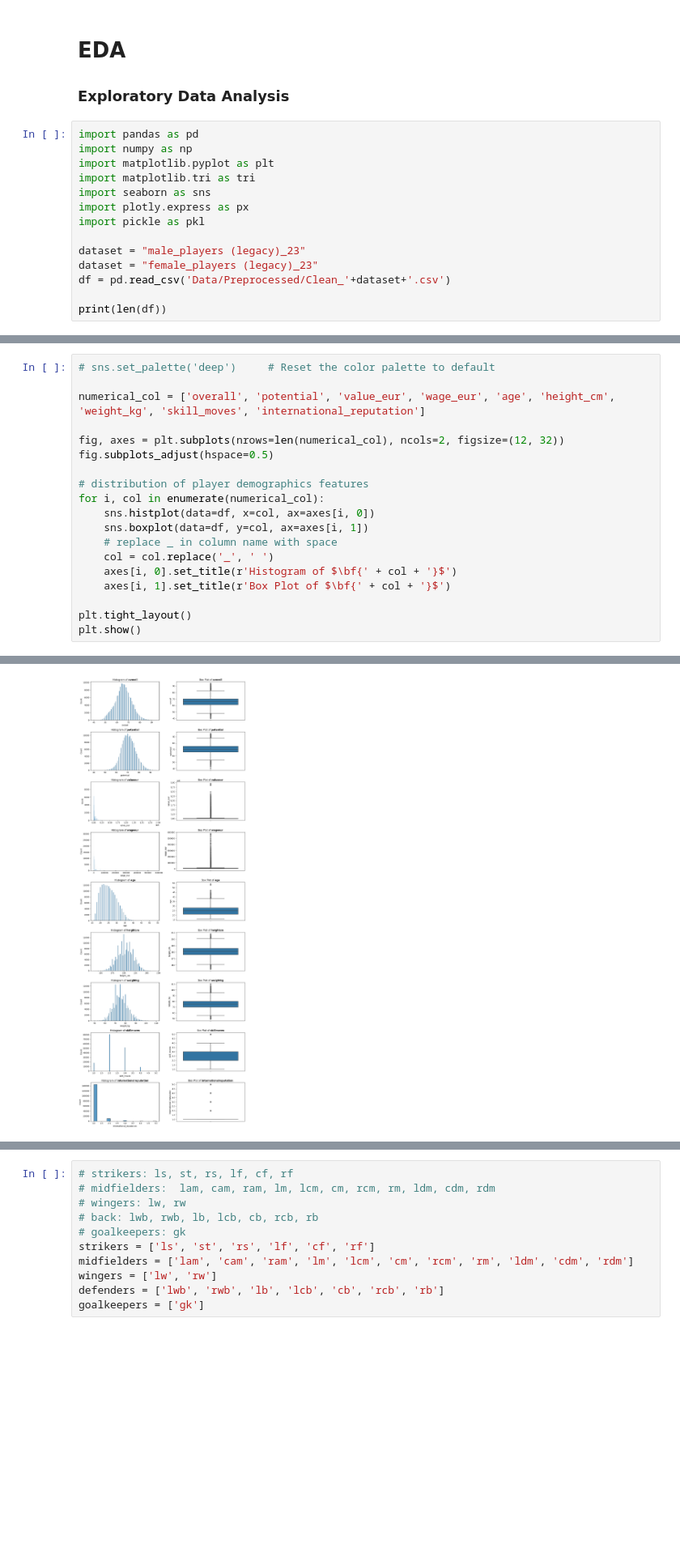
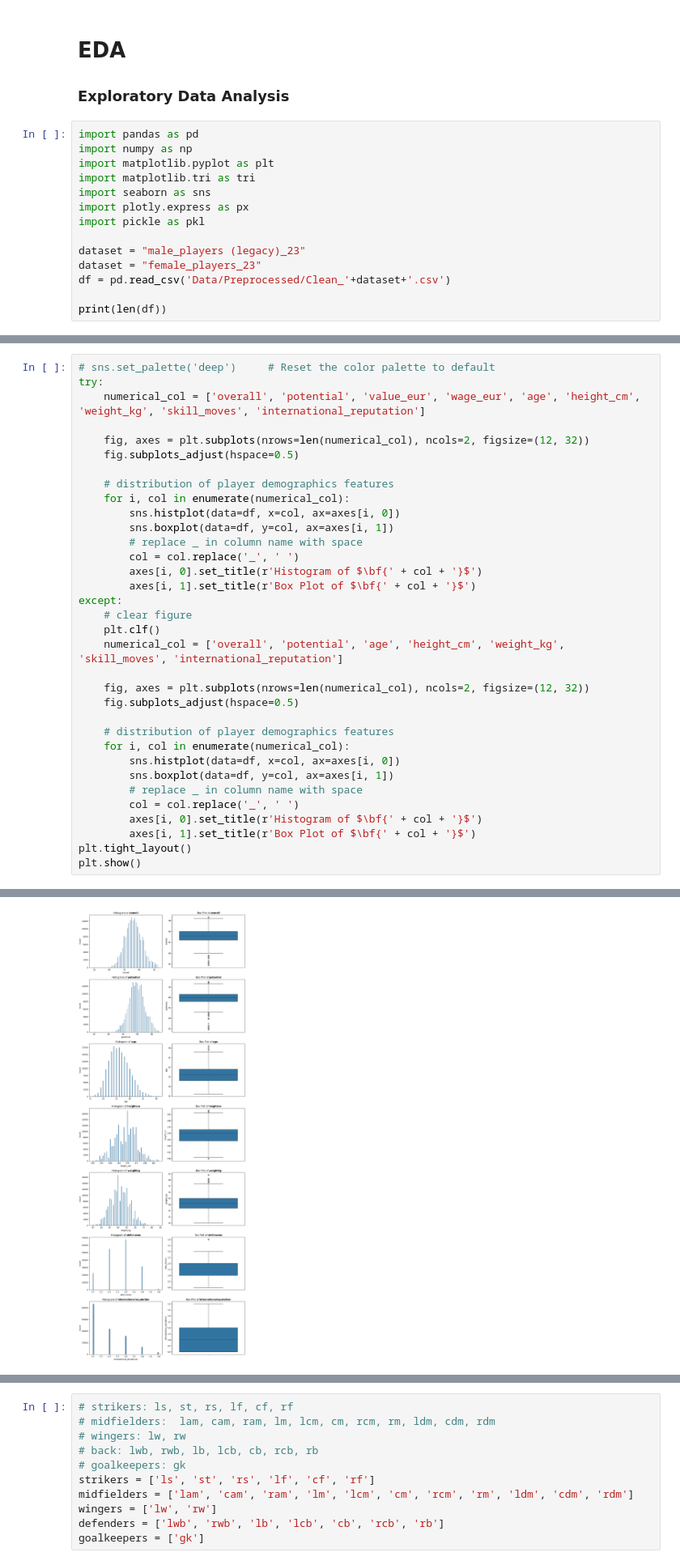
Before and after one commit to AliHashish/FIFA_Players_Analysis, a Jupyter notebook: EDA.ipynb, the cells around one changed output, grey strips where cells are left out. Shown at 81% size. Drawn from its saved outputs; the diff is of its cells as text; blank space fills up the shorter version.

```diff
--- a/EDA.ipynb
+++ b/EDA.ipynb
@@ -11,7 +11,7 @@ import plotly.express as px
 import pickle as pkl
 
 dataset = "male_players (legacy)_23"
-dataset = "female_players (legacy)_23"
+dataset = "female_players_23"
 df = pd.read_csv('Data/Preprocessed/Clean_'+dataset+'.csv')
 
 print(len(df))
@@ -20,20 +21,35 @@ print(len(df))
 # %%
 # sns.set_palette('deep')     # Reset the color palette to default
+try:
+    numerical_col = ['overall', 'potential', 'value_eur', 'wage_eur', 'age', 'height_cm', 'weight_kg', 'skill_moves', 'international_reputation']
 
-numerical_col = ['overall', 'potential', 'value_eur', 'wage_eur', 'age', 'height_cm', 'weight_kg', 'skill_moves', 'international_reputation']
+    fig, axes = plt.subplots(nrows=len(numerical_col), ncols=2, figsize=(12, 32))
+    fig.subplots_adjust(hspace=0.5)
 
-fig, axes = plt.subplots(nrows=len(numerical_col), ncols=2, figsize=(12, 32))
-fig.subplots_adjust(hspace=0.5)
+    # distribution of player demographics features
+    for i, col in enumerate(numerical_col):
+        sns.histplot(data=df, x=col, ax=axes[i, 0])
+        sns.boxplot(data=df, y=col, ax=axes[i, 1])
+        # replace _ in column name with space
+        col = col.replace('_', ' ')
+        axes[i, 0].set_title(r'Histogram of $\bf{' + col + '}$')
+        axes[i, 1].set_title(r'Box Plot of $\bf{' + col + '}$')
+except:
+    # clear figure
+    plt.clf()
+    numerical_col = ['overall', 'potential', 'age', 'height_cm', 'weight_kg', 'skill_moves', 'international_reputation']
 
-# distribution of player demographics features
-for i, col in enumerate(numerical_col):
-    sns.histplot(data=df, x=col, ax=axes[i, 0])
-    sns.boxplot(data=df, y=col, ax=axes[i, 1])
-    # replace _ in column name with space
-    col = col.replace('_', ' ')
-    axes[i, 0].set_title(r'Histogram of $\bf{' + col + '}$')
-    axes[i, 1].set_title(r'Box Plot of $\bf{' + col + '}$')
+    fig, axes = plt.subplots(nrows=len(numerical_col), ncols=2, figsize=(12, 32))
+    fig.subplots_adjust(hspace=0.5)
 
+    # distribution of player demographics features
+    for i, col in enumerate(numerical_col):
+        sns.histplot(data=df, x=col, ax=axes[i, 0])
+        sns.boxplot(data=df, y=col, ax=axes[i, 1])
+        # replace _ in column name with space
+        col = col.replace('_', ' ')
+        axes[i, 0].set_title(r'Histogram of $\bf{' + col + '}$')
+        axes[i, 1].set_title(r'Box Plot of $\bf{' + col + '}$')
 plt.tight_layout()
 plt.show()
 # %% [output]
@@ -40,4 +57,4 @@ plt.show()
-[figure, old version]
+[figure, new version]
 # %%
 stats = ['pace', 'shooting', 'passing', 'dribbling', 'defending', 'physic']
 
```
Also changed, not shown: parts of 19 cells of this notebook, 1 other file.
